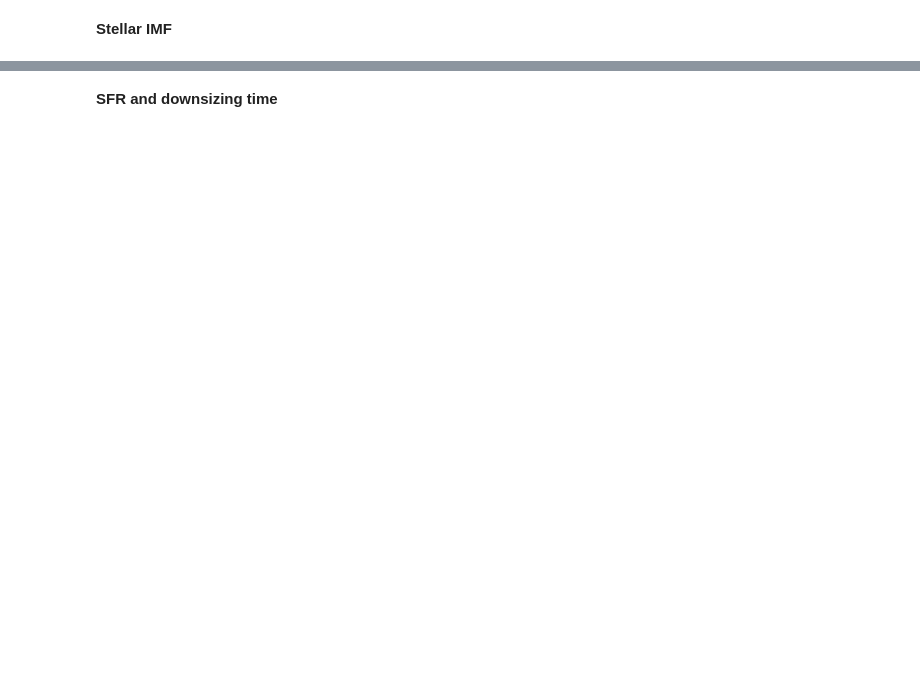
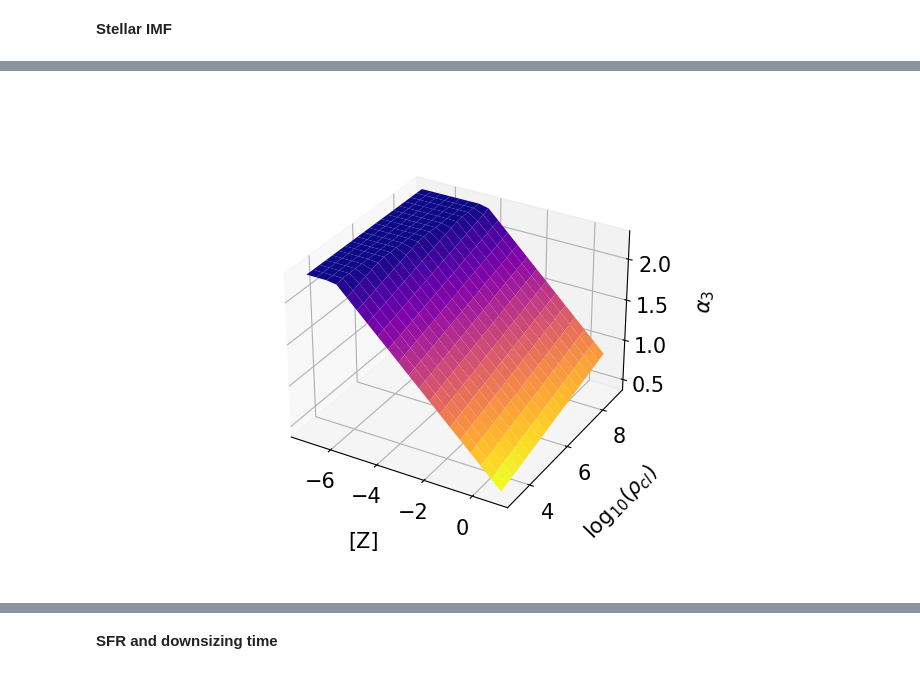
Before and after one commit to egjergo/pyIGIMF, a Jupyter notebook: _scratch/IGIMF3_explore.ipynb, the cells around one changed output, grey strips where cells are left out. Cells and saved outputs as stored; diff of their text form; code cells hidden in the pictures; blank space fills up the shorter version.

```diff
--- a/_scratch/IGIMF3_explore.ipynb
+++ b/_scratch/IGIMF3_explore.ipynb
@@ -128,20 +129,22 @@ alpha_3_mesh = np.reshape([[alpha_3_func(x_mesh[i,j]) for i in range(xm_s1)] for
 # %%
 def alpha_3_plot():
     from matplotlib import pyplot as plt
     from mpl_toolkits import mplot3d
     import matplotlib.ticker as ticker
     fig = plt.figure(figsize=(7,5))
     ax = plt.axes(projection='3d')
     #ax.contour3D(Z_mesh, rho_mesh, x_mesh, 50, cmap='plasma')
-    ax.plot_surface(np.log10(Z_mesh), np.log10(rho_mesh), alpha_3_mesh, cmap='plasma_r')
+    ax.plot_surface(Z_mesh, np.log10(rho_mesh), alpha_3_mesh, cmap='plasma_r')
     #ax.plot_surface(Z_sqr_v, rho_cl_v, x_mesh, 50, cmap='plasma')
     ax.set_xlabel('[Z]', fontsize=15, labelpad=15)
     ax.set_ylabel(r'$\log_{10}(\rho_{cl})$', fontsize=15, labelpad=15)
     ax.set_zlabel(r'${\alpha_3}$', fontsize=15, labelpad=15)
     #ax.set_zlim(-4,5)
     ax.tick_params(labelsize=15)
     plt.show(block=False)
 alpha_3_plot()
+# %% [output]
+[figure, added]
 # %%
 def alpha_1_func(metal_mass_fraction):
     return 1.3 + delta_alpha * (metal_mass_fraction - Zsun)
```
Also changed, not shown: parts of 22 cells of this notebook, 5 other files.
